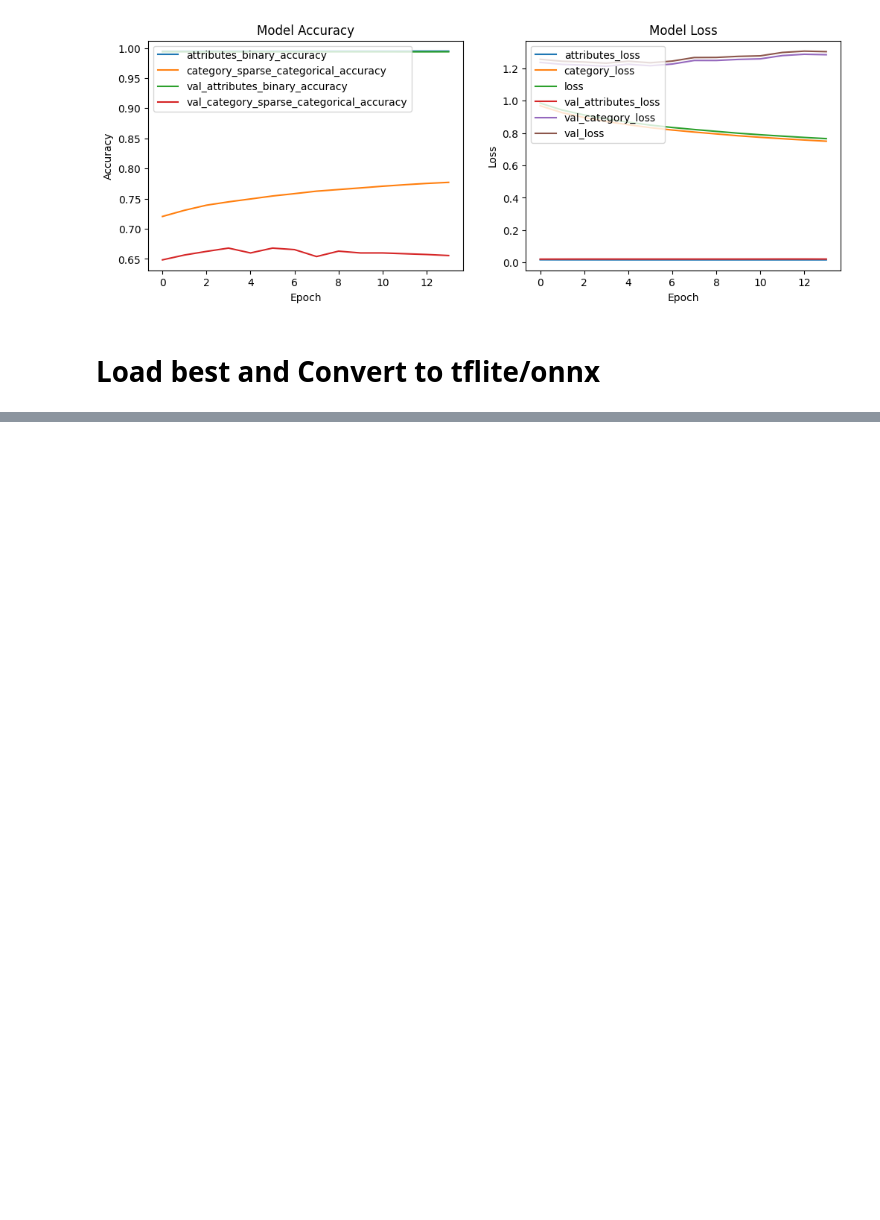
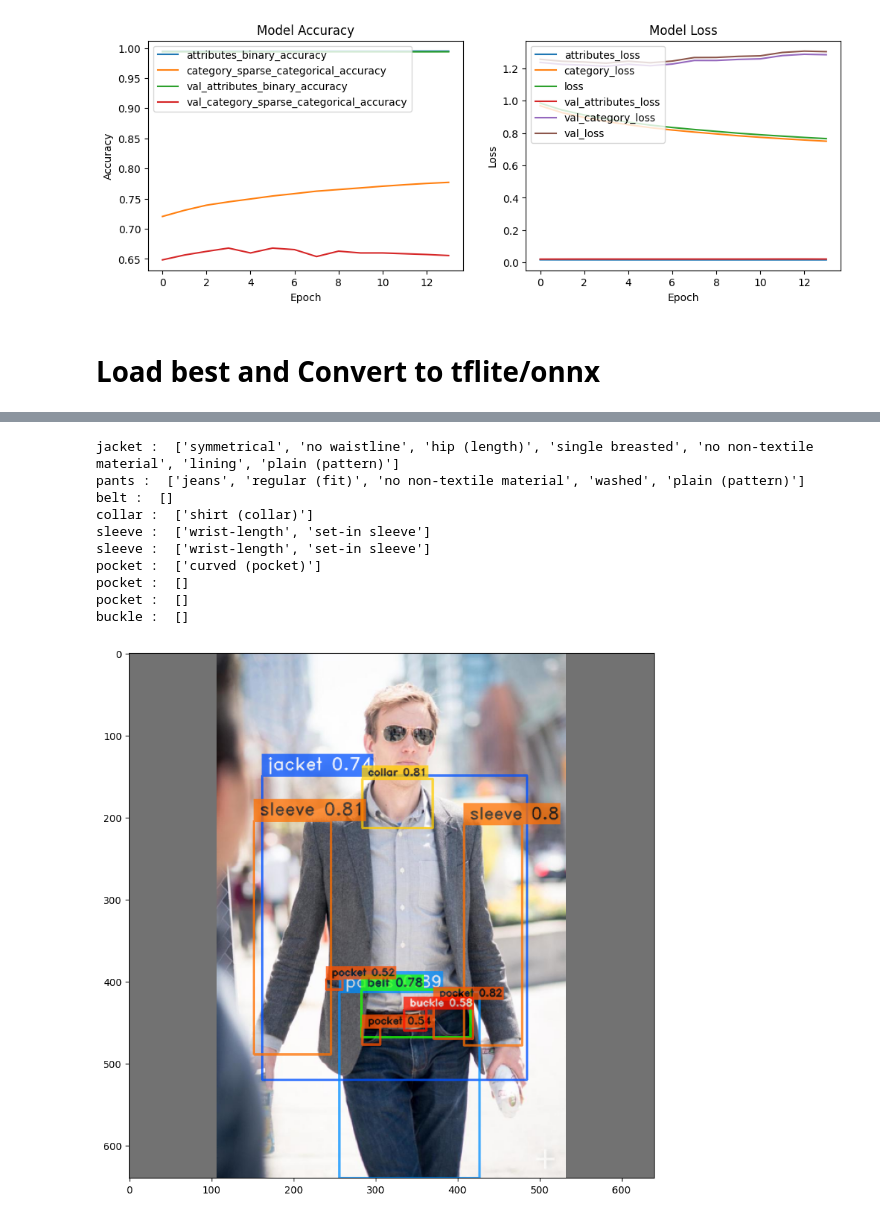
Before and after one commit to CatUnderTheLeaf/CV-stuff, a Jupyter notebook: latl/classification/notebooks/train_classificator_fashionpedia.ipynb, the cells around one changed output, grey strips where cells are left out. Cells and saved outputs as stored; diff of their text form; code cells hidden in the pictures; blank space fills up the shorter version.

```diff
--- a/latl/classification/notebooks/train_classificator_fashionpedia.ipynb
+++ b/latl/classification/notebooks/train_classificator_fashionpedia.ipynb
@@ -503,0 +637,32 @@ model_for_export.export(RUN_DIR, format="onnx")
+# %%
+import onnxruntime
+from super_gradients.training.utils.media.image import load_image
+
+f_name = "yolox_fashionpedia_RUN_20250826_194109_819252.onnx"
+session = onnxruntime.InferenceSession(f_name, providers=["CUDAExecutionProvider", "CPUExecutionProvider"])
+inputs = [o.name for o in session.get_inputs()]
+outputs = [o.name for o in session.get_outputs()]
+example_input_image = np.zeros((1, 3, 640, 640)).astype(np.uint8)
+
+url = "https://github.com/KMnP/fashionpedia-api/blob/1ef732050e15d446c38d58ef945ccadc28c59328/data/demo/input.jpg?raw=true"
+image = load_image(url)
+print("loaded image ",image.shape)
+# display(Image.fromarray(image))
+image, _,_,_ = letterbox_image(image, max_size=640)
+print("letter image ",image.shape)
+
+# display(Image.fromarray(image))
+image_bchw = np.transpose(np.expand_dims(image, 0), (0, 3, 1, 2))
+print("letter image ",image_bchw.shape)
+
+# test_image = cv2.imread("/home/cat/Desktop/red.png")
+# print("test_image image ",test_image.shape)
+# print(test_image[0][0])
+# test_image2 = load_image("/home/cat/Desktop/blue.png")
+# print("test_image image ",test_image2.shape)
+# print(test_image2[0][0])
+# # channels first rgb format 255, not float
+# image_bchw = np.transpose(np.expand_dims(test_image2, 0), (0, 3, 1, 2))
+# print("letter image ",image_bchw.shape, image_bchw[0][2])
+
+predictions = session.run(outputs, {inputs[0]: image_bchw})
@@ -503,0 +685,8 @@ model_for_export.export(RUN_DIR, format="onnx")
+# %%
+classificator = onnxruntime.InferenceSession(ONNX_CLF_PATH, providers=["CPUExecutionProvider"])
+
+clf_input = classificator.get_inputs()[0]
+clf_outputs = classificator.get_outputs()
+print("Inputs:", clf_input.name, clf_input.shape, clf_input.type)
+print("Outputs:", clf_outputs[0].name, clf_outputs[0].shape, clf_outputs[0].type)
+print("Outputs:", clf_outputs[1].name, clf_outputs[1].shape, clf_outputs[1].type)
@@ -503,0 +697,2 @@ model_for_export.export(RUN_DIR, format="onnx")
+# %%
+pred_attr = add_attributes_to_detections(image, predictions, classificator)
@@ -504,3 +710,17 @@ model_for_export.export(RUN_DIR, format="onnx")
+# %%
+show_predictions_from_batch_format(image, pred_attr, conf=0.1)
+# %% [output]
+jacket :  ['symmetrical', 'no waistline', 'hip (length)', 'single breasted', 'no non-textile material', 'lining', 'plain (pattern)']
+pants :  ['jeans', 'regular (fit)', 'no non-textile material', 'washed', 'plain (pattern)']
+belt :  []
+collar :  ['shirt (collar)']
+sleeve :  ['wrist-length', 'set-in sleeve']
+sleeve :  ['wrist-length', 'set-in sleeve']
+pocket :  ['curved (pocket)']
+pocket :  []
+pocket :  []
+buckle :  []
+[figure, added]
 # %%
 
 # Load the artifact in a different process/environment
```
Also changed, not shown: parts of 15 cells of this notebook.
